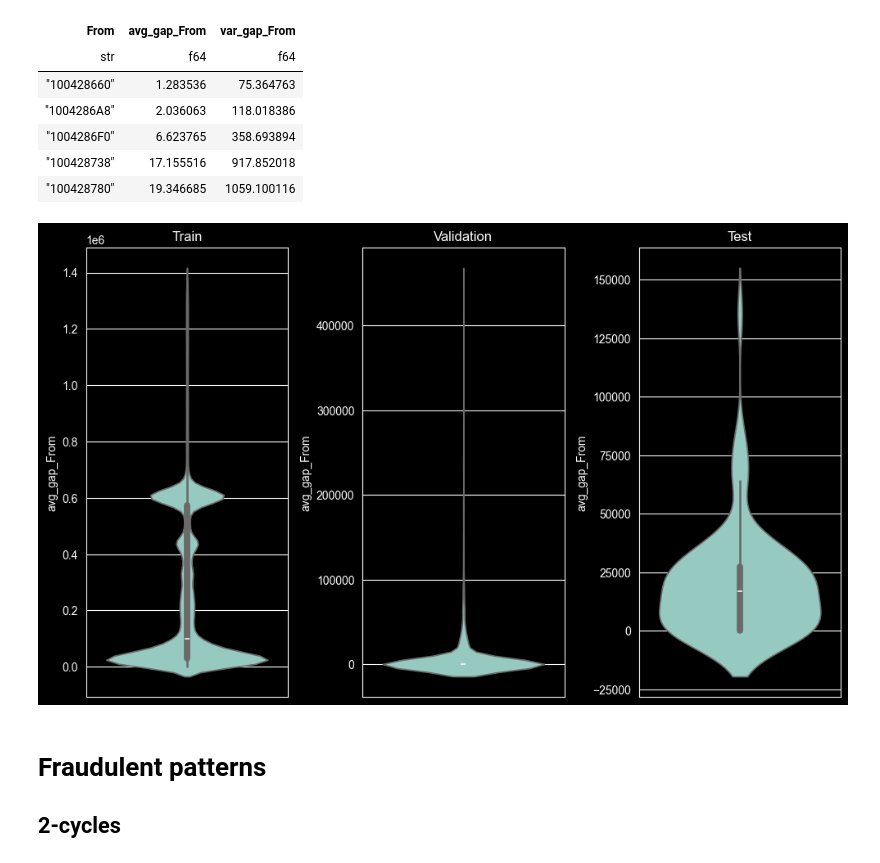
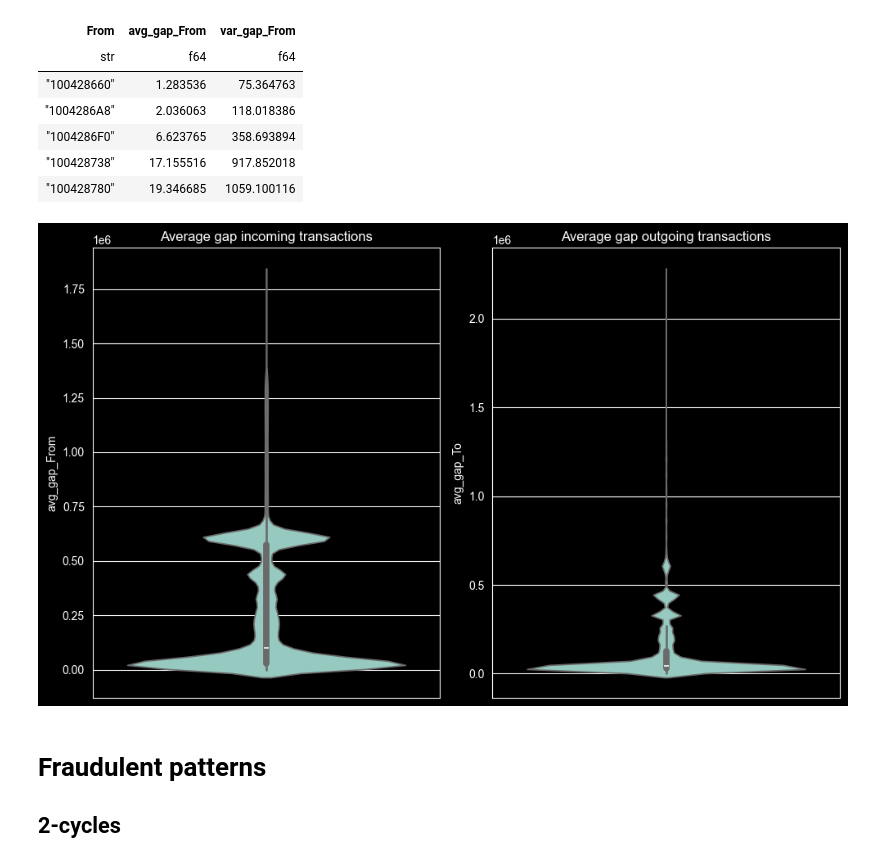
Before and after one commit to ignaciocunado/fin-pse, a Jupyter notebook: etl/transform.ipynb, the cells around one changed output. Cells and saved outputs as stored; diff of their text form; code cells hidden in the pictures.

Commit message:
chore: Do not split data for SSL

```diff
--- a/etl/transform.ipynb
+++ b/etl/transform.ipynb
@@ -37,9 +37,7 @@ print(zero, sixty, eighty, hundred)
 # %% [output]
 2022-09-01 00:00:00 2022-09-17 04:48:00 2022-09-22 14:24:00 2022-09-28 00:00:00
 # %%
-train = trans.filter(pl.col('Timestamp') <= sixty)
-val = trans.filter(pl.col('Timestamp') <= eighty).filter(pl.col('Timestamp') > sixty)
-test = trans.filter(pl.col('Timestamp') > eighty)
+ssl = trans # We do not split for SSL
 # %% [markdown]
 # Temporal stats
 # %%
@@ -65,14 +63,8 @@ def add_temporal_stats(df: pl.DataFrame, col: str) -> pl.DataFrame:
         ])
     )
 # %%
-train_temporal_features_from = add_temporal_stats(train, 'From')
-train_temporal_features_to = add_temporal_stats(val, 'To')
-
-val_temporal_features_from = add_temporal_stats(val, 'From')
-val_temporal_features_to = add_temporal_stats(val, 'To')
-
-test_temporal_features_from = add_temporal_stats(test, 'From')
-test_temporal_features_to = add_temporal_stats(test, 'To')
+train_temporal_features_from = add_temporal_stats(ssl, 'From')
+train_temporal_features_to = add_temporal_stats(ssl, 'To')
 # %%
 train_temporal_features_from.head()
 # %% [output]
@@ -85,21 +77,17 @@ shape: (5, 3)
 | "100428738" | 17.155516 | 917.852018 |
 | "100428780" | 19.346685 | 1059.100116 |
 # %%
-fig, ax = plt.subplots(1, 3, figsize=(10, 6))
+fig, ax = plt.subplots(1, 2, figsize=(10, 6))
 
 sns.violinplot(y=train_temporal_features_from['avg_gap_From'], ax=ax[0])
-ax[0].set_title("Train")
-
-sns.violinplot(y=val_temporal_features_from['avg_gap_From'], ax=ax[1])
-ax[1].set_title("Validation")
-
-sns.violinplot(y=test_temporal_features_from ['avg_gap_From'], ax=ax[2])
-ax[2].set_title("Test")
+ax[0].set_title("Average gap incoming transactions")
+sns.violinplot(y=train_temporal_features_to['avg_gap_To'], ax=ax[1])
+ax[1].set_title("Average gap outgoing transactions")
 
 plt.tight_layout()
 plt.show()
 # %% [output]
-[figure, old version]
+[figure, new version]
 # %% [markdown]
 # Fraudulent patterns
 
```
Also changed, not shown: parts of 4 cells of this notebook.
